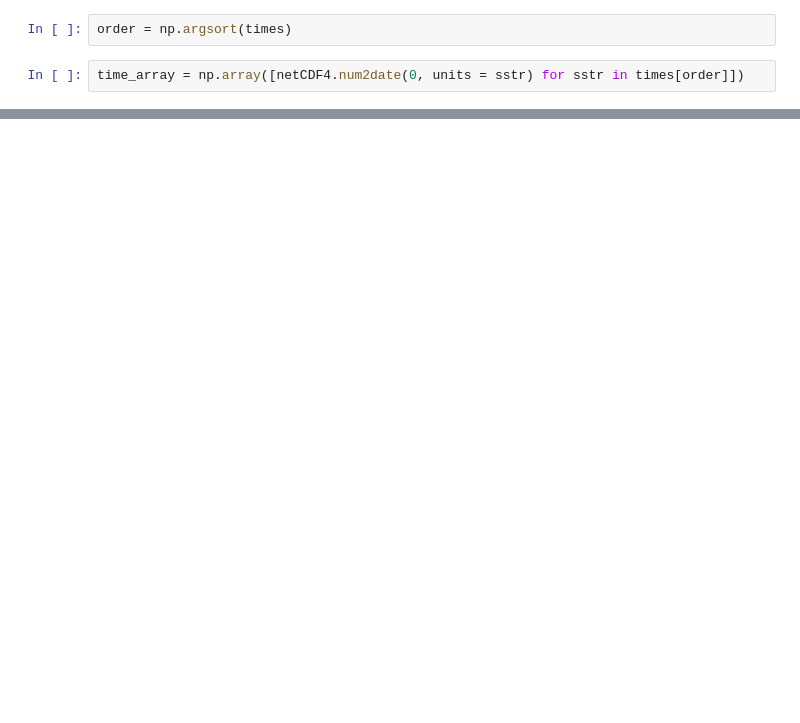
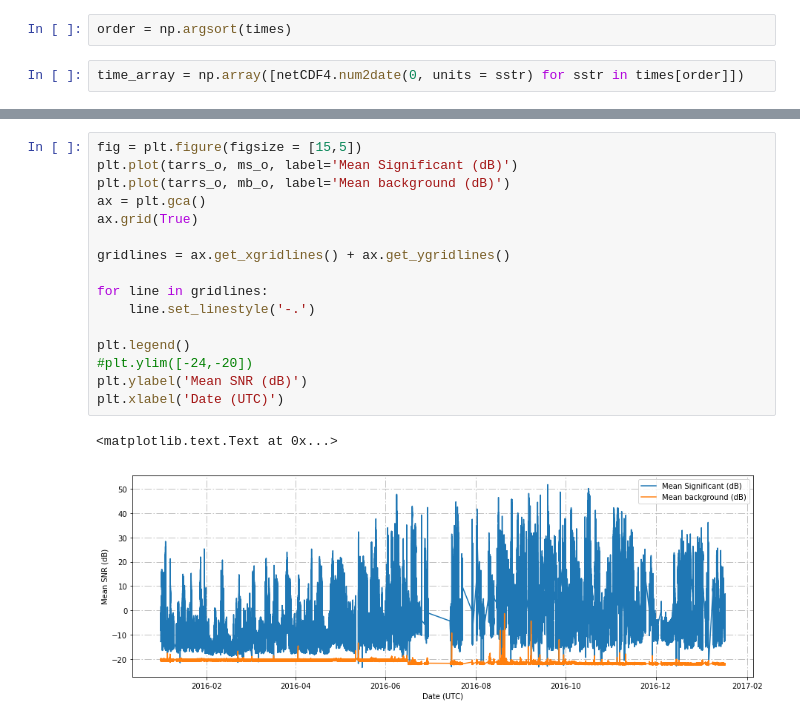
Before and after one commit to scollis/kazr_tools, a Jupyter notebook: notebooks/multi_radar_extraction.ipynb, the cells around one changed output, grey strips where cells are left out. Drawn from its saved outputs; the diff is of its cells as text; blank space fills up the shorter version.

```diff
--- a/notebooks/multi_radar_extraction.ipynb
+++ b/notebooks/multi_radar_extraction.ipynb
@@ -129,0 +139,19 @@ plt.xlabel('Date (UTC)')
+# %%
+fig = plt.figure(figsize = [15,5])
+plt.plot(tarrs_o, ms_o, label='Mean Significant (dB)')
+plt.plot(tarrs_o, mb_o, label='Mean background (dB)')
+ax = plt.gca()
+ax.grid(True)
+
+gridlines = ax.get_xgridlines() + ax.get_ygridlines()
+
+for line in gridlines:
+    line.set_linestyle('-.')
+
+plt.legend()
+#plt.ylim([-24,-20])
+plt.ylabel('Mean SNR (dB)')
+plt.xlabel('Date (UTC)')
+# %% [output]
+<matplotlib.text.Text at 0x...>
+[figure, added]
```
Also changed, not shown: parts of 15 cells of this notebook.
